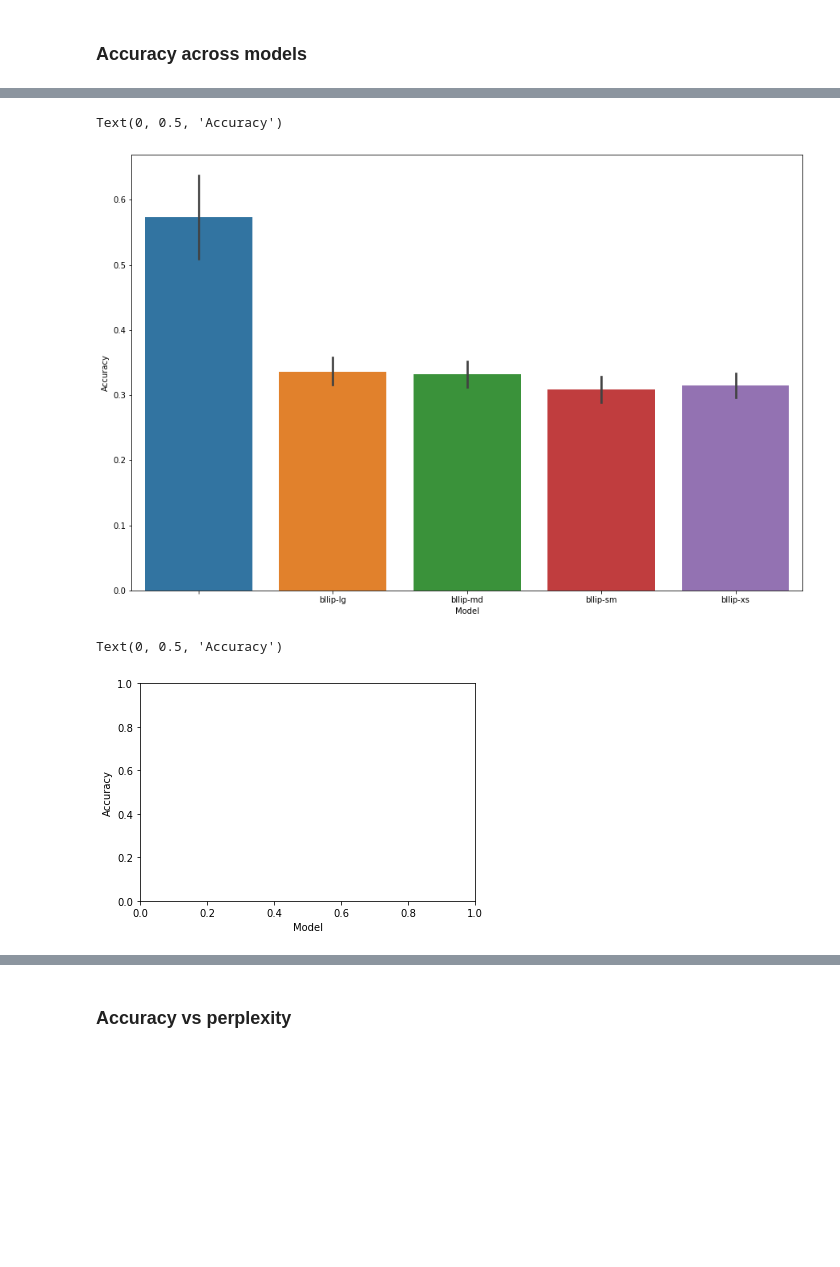
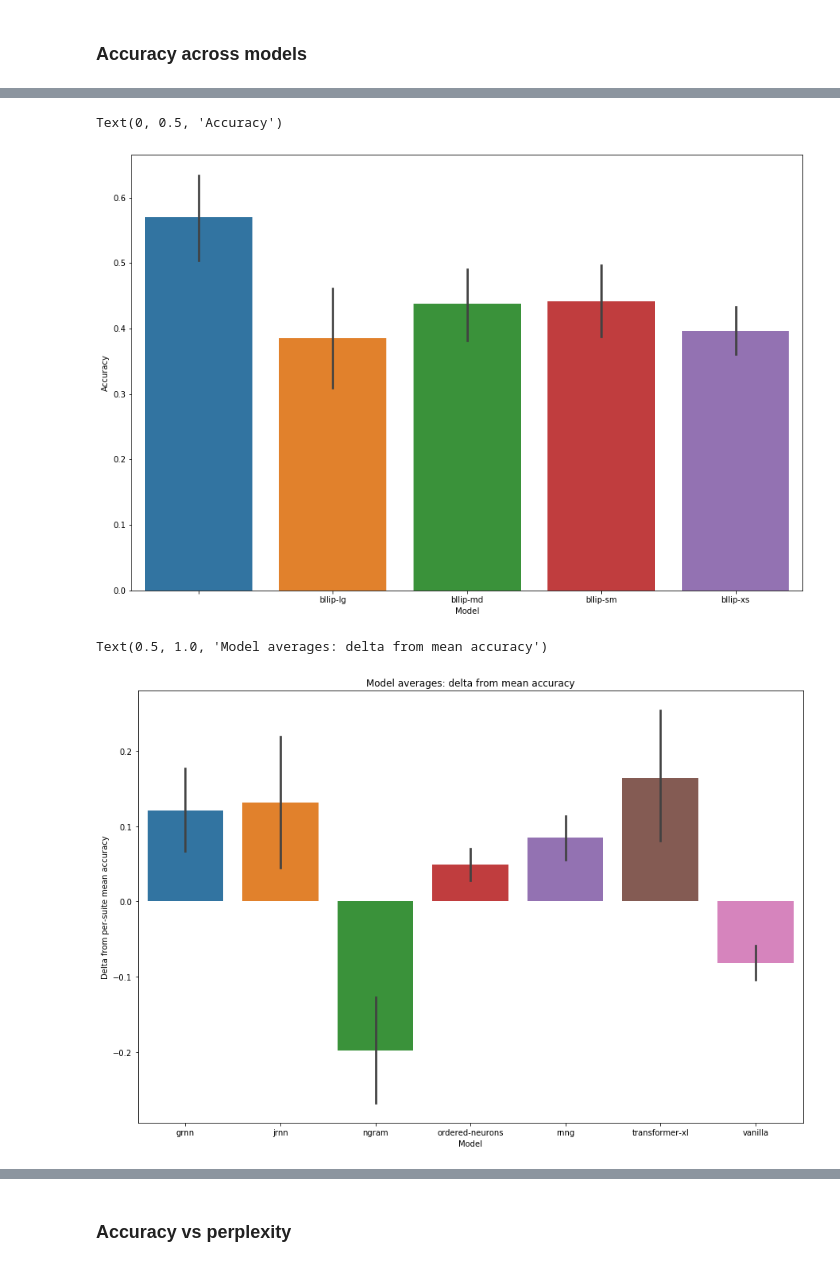
Before and after one commit to cpllab/syntactic-generalization, a Jupyter notebook: notebooks/main.ipynb, the cells around one changed output, grey strips where cells are left out. Saved outputs shown, nothing was run; the diff lists cells and outputs as text; code cells hidden in the pictures; blank space fills up the shorter version.

Commit message:
plot SG delta from mean suite score. pre-average ngram results so they do not skew within-suite means.

```diff
--- a/notebooks/main.ipynb
+++ b/notebooks/main.ipynb
@@ -35,6 +35,8 @@ tag_to_circuit = {tag: circuit
 # Exclusions
 exclude_suite_re = re.compile(r"^fgd-embed[34]|^gardenpath")
 exclude_models = ["1gram", "ngram-no-rand", "nn-nv"]
+# %%
+ngram_models = ["ngram", "ngram-single"]
 # %% [markdown]
 ### Load
 # %%
@@ -83,6 +85,21 @@ results_df.head()
 | 2 | subordination_pp-pp | 2 | True | grnn |  | 0 | subordination | Gross Syntactic State |
 | 3 | subordination_pp-pp | 3 | True | grnn |  | 0 | subordination | Gross Syntactic State |
 | 4 | subordination_pp-pp | 4 | True | grnn |  | 0 | subordination | Gross Syntactic State |
+# %%
+# Average across seeds of each ngram model.
+# The only difference between "seeds" of these model types are random differences in tie-breaking decisions.
+# If we didn't collapse before averaging quantities across seeds (e.g. average score for a test suite),
+# we would likely vastly under-estimate the mean.
+
+for ngram_model in ngram_models:
+    # Create a synthetic results_df with one ngram model, where each item is correct if more than half of
+    # the ngram seeds vote.
+    ngram_results_df = (results_df[results_df.model_name == ngram_model].copy().groupby(["model_name", "corpus", "suite", "item", "tag", "circuit"]).agg({"correct": "mean"}) > 0.5).reset_index()
+    ngram_results_df["seed"] = 0
+
+    # Drop existing model results.
+    results_df = pd.concat([results_df[~(results_df.model_name == ngram_model)],
+                            ngram_results_df], sort=True)
 # %% [markdown]
 ### Checks
 # %%
@@ -159,7 +177,6 @@ circuit_order = sorted([c for c in results_df.circuit.dropna().unique()])
 suites_df = results_df.groupby(["model_name", "corpus", "seed", "suite"]).correct.mean().reset_index()
 suites_df["tag"] = suites_df.suite.transform(lambda s: re.split(r"[-_0-9]", s)[0])
 suites_df["circuit"] = suites_df.tag.map(tag_to_circuit)
-
-# TODO compute delta w.r.t. by-suite mean
+suites_df["correct_delta"] = suites_df.correct - suites_df.groupby("suite").correct.transform("mean")
 # %%
 # Join PPL and accuracy data.
@@ -248,16 +265,17 @@ plt.xlabel("Model")
 plt.ylabel("Accuracy")
 # %% [output]
 Text(0, 0.5, 'Accuracy')
-[figure, old version]
+[figure, new version]
 # %%
-# TODO Compare SG deltas w.r.t. test suite mean rather than absolute values.
+# Compare SG deltas w.r.t. test suite mean rather than absolute values.
 # This makes for a more easily interpretable visualization
 
-# plt.subplots(figsize=(15, 10))
-# sns.barplot(data=suites_df.reset_index(), x="model_name", y="correct_delta")
+plt.subplots(figsize=(15, 10))
+sns.barplot(data=suites_df.reset_index(), x="model_name", y="correct_delta")
 
 plt.xlabel("Model")
-plt.ylabel("Accuracy")
+plt.ylabel("Delta from per-suite mean accuracy")
+plt.title("Model averages: delta from mean accuracy")
 # %% [output]
-Text(0, 0.5, 'Accuracy')
+Text(0.5, 1.0, 'Model averages: delta from mean accuracy')
-[figure, old version]
+[figure, new version]
```
Also changed, not shown: parts of 29 cells of this notebook, 1 other file.
